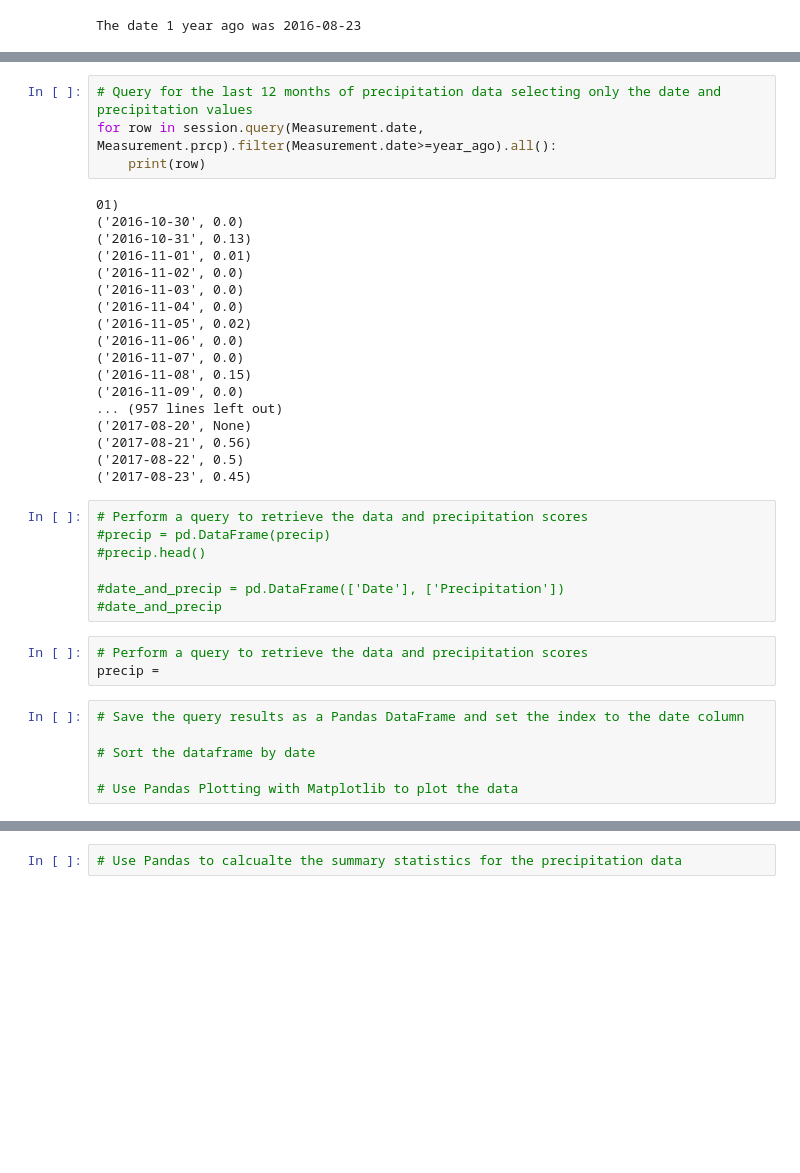
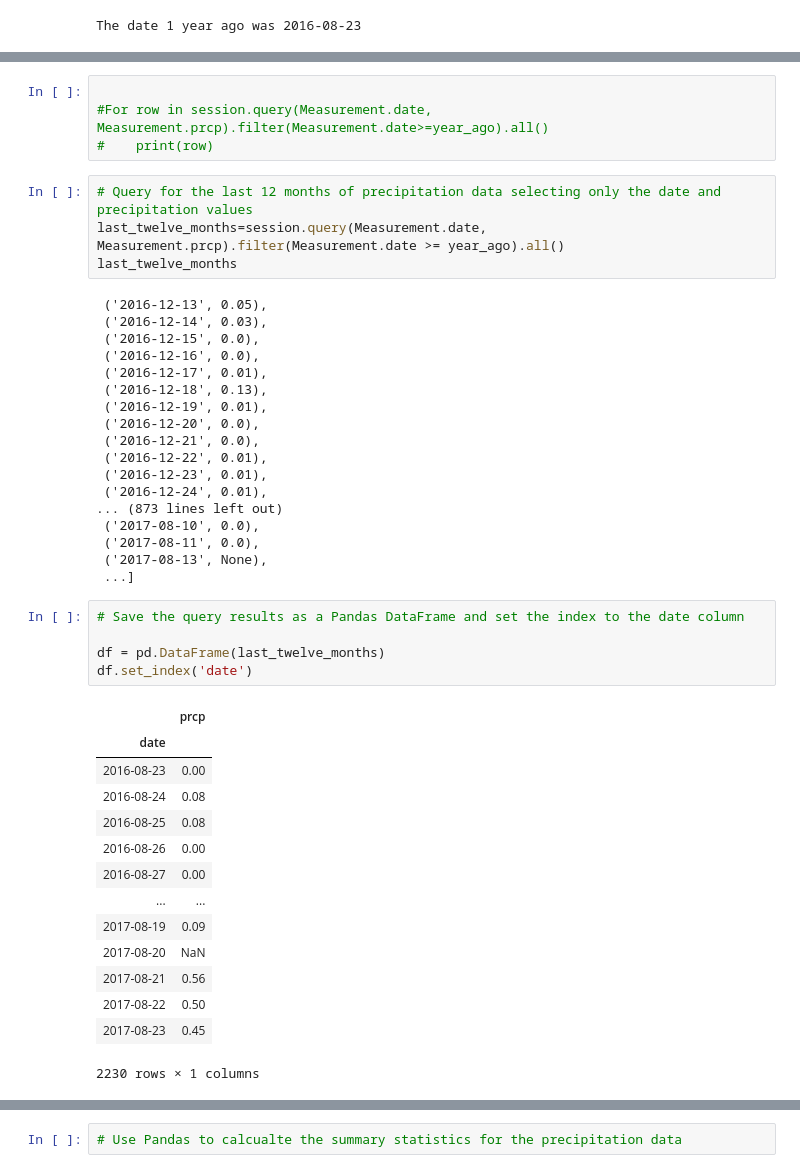
Before and after one commit to mjenkins15/Jenkinssqlalchemy_Challenge, a Jupyter notebook: Instructions/climate_starter.ipynb, the cells around one changed output, grey strips where cells are left out. Cells and saved outputs as stored; diff of their text form; blank space fills up the shorter version.

```diff
--- a/Instructions/climate_starter.ipynb
+++ b/Instructions/climate_starter.ipynb
@@ -91,38 +112,46 @@ The date 1 year ago was 2016-08-23
+# %%
+
+#For row in session.query(Measurement.date, Measurement.prcp).filter(Measurement.date>=year_ago).all()
+#    print(row)
 # %%
 # Query for the last 12 months of precipitation data selecting only the date and precipitation values
-for row in session.query(Measurement.date, Measurement.prcp).filter(Measurement.date>=year_ago).all():
-    print(row)
+last_twelve_months=session.query(Measurement.date, Measurement.prcp).filter(Measurement.date >= year_ago).all()
+last_twelve_months
 # %% [output]
-01)
-('2016-10-30', 0.0)
-('2016-10-31', 0.13)
-('2016-11-01', 0.01)
-('2016-11-02', 0.0)
-('2016-11-03', 0.0)
-('2016-11-04', 0.0)
-('2016-11-05', 0.02)
-('2016-11-06', 0.0)
-('2016-11-07', 0.0)
-('2016-11-08', 0.15)
-('2016-11-09', 0.0)
-... (957 lines left out)
-('2017-08-20', None)
-('2017-08-21', 0.56)
-('2017-08-22', 0.5)
-('2017-08-23', 0.45)
+ ('2016-12-13', 0.05),
+ ('2016-12-14', 0.03),
+ ('2016-12-15', 0.0),
+ ('2016-12-16', 0.0),
+ ('2016-12-17', 0.01),
+ ('2016-12-18', 0.13),
+ ('2016-12-19', 0.01),
+ ('2016-12-20', 0.0),
+ ('2016-12-21', 0.0),
+ ('2016-12-22', 0.01),
+ ('2016-12-23', 0.01),
+ ('2016-12-24', 0.01),
+... (873 lines left out)
+ ('2017-08-10', 0.0),
+ ('2017-08-11', 0.0),
+ ('2017-08-13', None),
+ ...]
-# %%
-# Perform a query to retrieve the data and precipitation scores
-#precip = pd.DataFrame(precip)
-#precip.head()
-
-#date_and_precip = pd.DataFrame(['Date'], ['Precipitation'])
-#date_and_precip
-# %%
-# Perform a query to retrieve the data and precipitation scores
-precip =
 # %%
 # Save the query results as a Pandas DataFrame and set the index to the date column
 
-# Sort the dataframe by date
-
-# Use Pandas Plotting with Matplotlib to plot the data
+df = pd.DataFrame(last_twelve_months)
+df.set_index('date')
+# %% [output]
+|  | prcp |
+| date |  |
+| 2016-08-23 | 0.00 |
+| 2016-08-24 | 0.08 |
+| 2016-08-25 | 0.08 |
+| 2016-08-26 | 0.00 |
+| 2016-08-27 | 0.00 |
+| ... | ... |
+| 2017-08-19 | 0.09 |
+| 2017-08-20 | NaN |
+| 2017-08-21 | 0.56 |
+| 2017-08-22 | 0.50 |
+| 2017-08-23 | 0.45 |
+2230 rows × 1 columns
```
Also changed, not shown: parts of 8 cells of this notebook.
